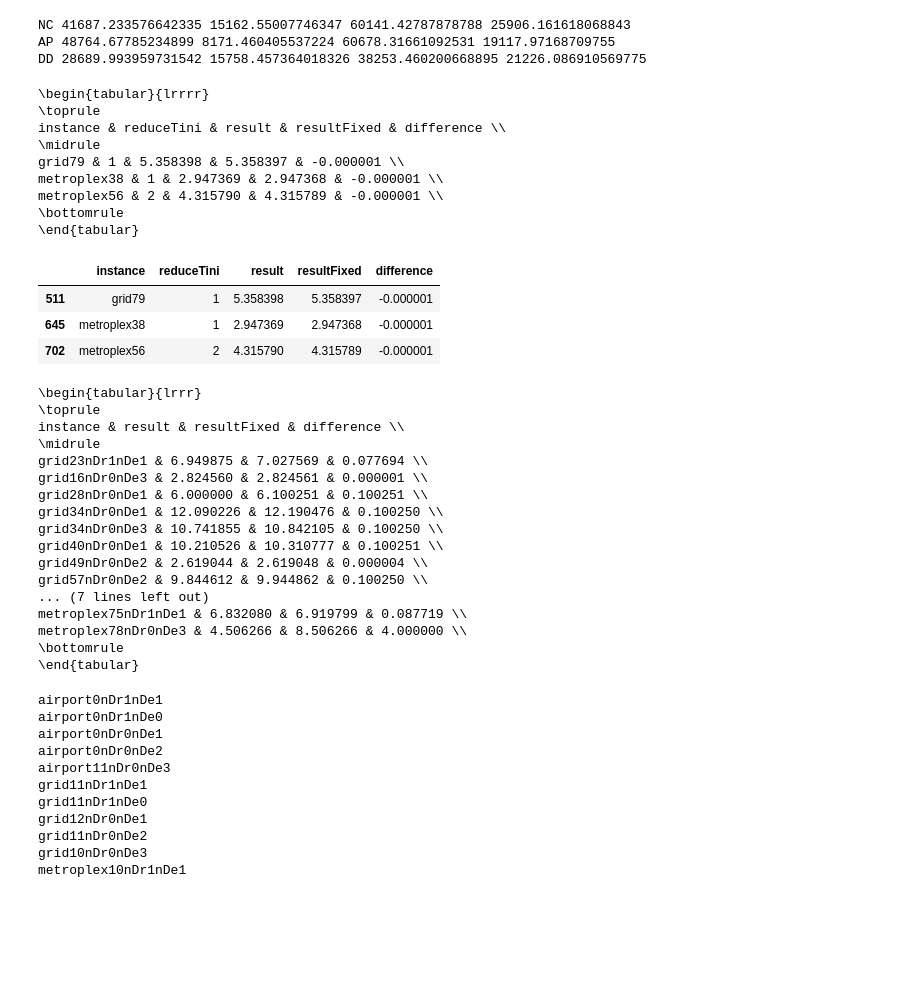
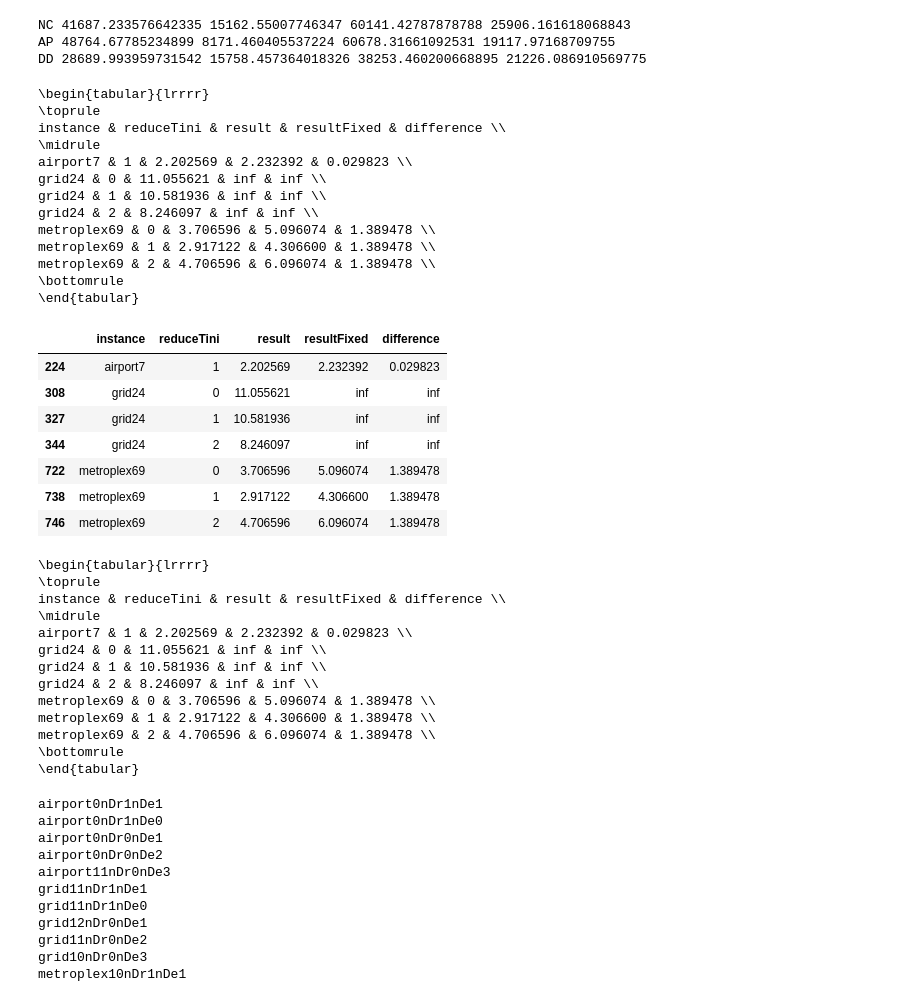
Before and after one commit to Fiden99/UAMdeconflictionMasterThesis, a Jupyter notebook: elaborateTime.ipynb, the cells around one changed output. Drawn from its saved outputs; the diff is of its cells as text; code cells hidden in the pictures; blank space fills up the shorter version.

```diff
--- a/elaborateTime.ipynb
+++ b/elaborateTime.ipynb
@@ -589,48 +589,52 @@ NC 41687.233576642335 15162.55007746347 60141.42787878788 25906.161618068843
 AP 48764.67785234899 8171.460405537224 60678.31661092531 19117.97168709755
 DD 28689.993959731542 15758.457364018326 38253.460200668895 21226.086910569775
 # %%
-diff_df = mergedNC[mergedNC["result"] > mergedNC["resultFixed"]][["instance", "reduceTini", "result", "resultFixed"]]
+diff_df = mergedNC[mergedNC["result"] < mergedNC["resultFixed"]][["instance", "reduceTini", "result", "resultFixed"]]
 diff_df["difference"] = diff_df["resultFixed"] - diff_df["result"]
 #diff_df["gap"] = diff_df["difference"]/diff_df["resultFixed"]
 #diff_df["difference"] = diff_df["difference"].apply(lambda x: '{:.6f}'.format(x))
 #diff_df["gap"] = diff_df["gap"].apply(lambda x: '{:.6f}'.format(x))
 print(diff_df.to_latex(index=False))
 diff_df
 # %% [output]
 \begin{tabular}{lrrrr}
 \toprule
 instance & reduceTini & result & resultFixed & difference \\
 \midrule
-grid79 & 1 & 5.358398 & 5.358397 & -0.000001 \\
-metroplex38 & 1 & 2.947369 & 2.947368 & -0.000001 \\
-metroplex56 & 2 & 4.315790 & 4.315789 & -0.000001 \\
+airport7 & 1 & 2.202569 & 2.232392 & 0.029823 \\
+grid24 & 0 & 11.055621 & inf & inf \\
+grid24 & 1 & 10.581936 & inf & inf \\
+grid24 & 2 & 8.246097 & inf & inf \\
+metroplex69 & 0 & 3.706596 & 5.096074 & 1.389478 \\
+metroplex69 & 1 & 2.917122 & 4.306600 & 1.389478 \\
+metroplex69 & 2 & 4.706596 & 6.096074 & 1.389478 \\
 \bottomrule
 \end{tabular}
 |  | instance | reduceTini | result | resultFixed | difference |
-| 511 | grid79 | 1 | 5.358398 | 5.358397 | -0.000001 |
-| 645 | metroplex38 | 1 | 2.947369 | 2.947368 | -0.000001 |
-| 702 | metroplex56 | 2 | 4.315790 | 4.315789 | -0.000001 |
+| 224 | airport7 | 1 | 2.202569 | 2.232392 | 0.029823 |
+| 308 | grid24 | 0 | 11.055621 | inf | inf |
+| 327 | grid24 | 1 | 10.581936 | inf | inf |
+| 344 | grid24 | 2 | 8.246097 | inf | inf |
+| 722 | metroplex69 | 0 | 3.706596 | 5.096074 | 1.389478 |
+| 738 | metroplex69 | 1 | 2.917122 | 4.306600 | 1.389478 |
+| 746 | metroplex69 | 2 | 4.706596 | 6.096074 | 1.389478 |
 # %%
-diff_df = mergedDD[mergedDD["result"] < mergedDD["resultFixed"]][["instance","result", "resultFixed"]]
+diff_df = mergedNC[mergedNC["result"] < mergedNC["resultFixed"]][["instance","reduceTini","result", "resultFixed"]]
 diff_df["difference"] = diff_df["resultFixed"] - diff_df["result"]
 #diff_df["difference"] = diff_df["difference"].apply(lambda x: '{:.6f}'.format(x))
 print(diff_df.to_latex(index=False))
 # %% [output]
-\begin{tabular}{lrrr}
+\begin{tabular}{lrrrr}
 \toprule
-instance & result & resultFixed & difference \\
+instance & reduceTini & result & resultFixed & difference \\
 \midrule
-grid23nDr1nDe1 & 6.949875 & 7.027569 & 0.077694 \\
-grid16nDr0nDe3 & 2.824560 & 2.824561 & 0.000001 \\
-grid28nDr0nDe1 & 6.000000 & 6.100251 & 0.100251 \\
-grid34nDr0nDe1 & 12.090226 & 12.190476 & 0.100250 \\
-grid34nDr0nDe3 & 10.741855 & 10.842105 & 0.100250 \\
-grid40nDr0nDe1 & 10.210526 & 10.310777 & 0.100251 \\
-grid49nDr0nDe2 & 2.619044 & 2.619048 & 0.000004 \\
-grid57nDr0nDe2 & 9.844612 & 9.944862 & 0.100250 \\
-... (7 lines left out)
-metroplex75nDr1nDe1 & 6.832080 & 6.919799 & 0.087719 \\
-metroplex78nDr0nDe3 & 4.506266 & 8.506266 & 4.000000 \\
+airport7 & 1 & 2.202569 & 2.232392 & 0.029823 \\
+grid24 & 0 & 11.055621 & inf & inf \\
+grid24 & 1 & 10.581936 & inf & inf \\
+grid24 & 2 & 8.246097 & inf & inf \\
+metroplex69 & 0 & 3.706596 & 5.096074 & 1.389478 \\
+metroplex69 & 1 & 2.917122 & 4.306600 & 1.389478 \\
+metroplex69 & 2 & 4.706596 & 6.096074 & 1.389478 \\
 \bottomrule
 \end{tabular}
 # %%
```
Also changed, not shown: 1 other file.
